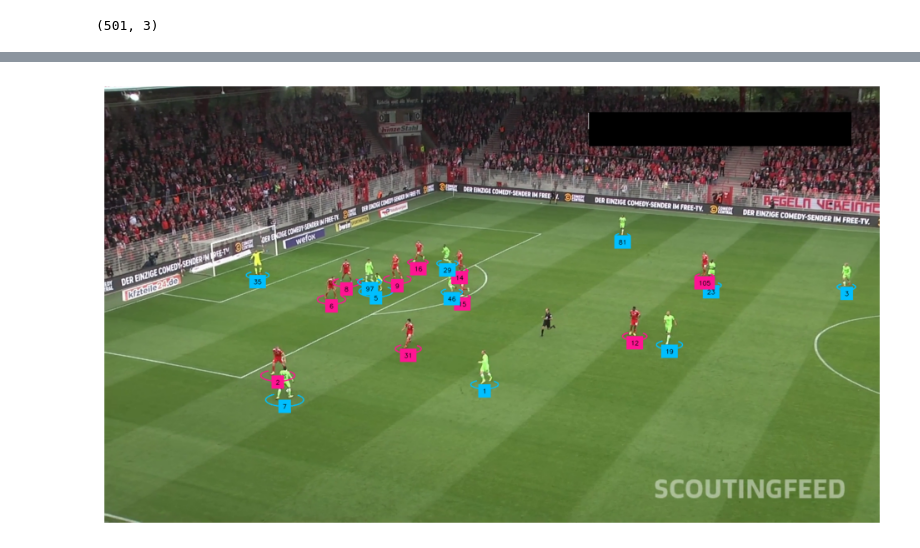
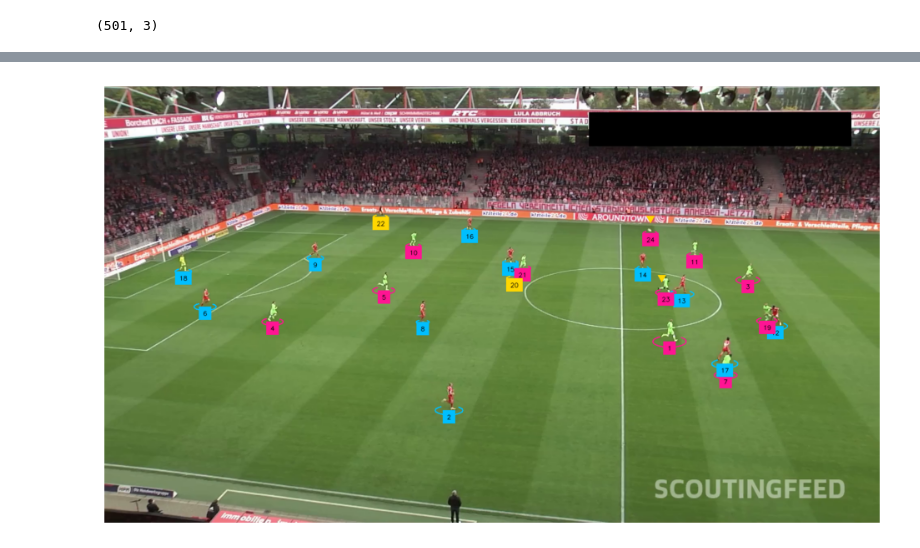
Before and after one commit to DGT-INT/soccer_video_to_data, a Jupyter notebook: 04 Code/soccer_computer_vision.ipynb, the cells around one changed output, grey strips where cells are left out. Cells and saved outputs as stored; diff of their text form; code cells hidden in the pictures.

```diff
--- a/04 Code/soccer_computer_vision.ipynb
+++ b/04 Code/soccer_computer_vision.ipynb
@@ -225,15 +247,15 @@ def resolve_goalkeepers_team_id(players_detections: sv.Detections,
   return np.array(goalkeepers_team_ids)
 # %%
 from tqdm import tqdm
-import supervision as sv
 from sports.common.team import TeamClassifier
 
 
 SOURCE_VIDEO_PATH = f"{DATA_dir}/121364_0.mp4"
-TARGET_VIDEO_PATH = f"{DATA_dir}/121364_0_results_6.mp4"
+#TARGET_VIDEO_PATH = f"{DATA_dir}/121364_0_results_6.mp4"
 BALL_ID = 0
 GOALKEEPER_ID = 1
 PLAYER_ID = 2
+REFEREE_ID = 3
 
 crops = extract_crops(SOURCE_VIDEO_PATH)
 team_classifier = TeamClassifier(device=DEVICE)
@@ -247,61 +269,64 @@ ellipse_annotator = sv.EllipseAnnotator(
 label_annotator = sv.LabelAnnotator(
     color = sv.ColorPalette.from_hex(['#00BFFF', '#FF1493', '#FFD700']),
     text_color=sv.Color.from_hex('#000000'),
     text_position=sv.Position.BOTTOM_CENTER
 )
 triangle_annotator = sv.TriangleAnnotator(
     color=sv.Color.from_hex('#FFD700'),
     base=20, height=17
 )
 
 tracker = sv.ByteTrack()
 tracker.reset()
 
-video_info = sv.VideoInfo.from_video_path(SOURCE_VIDEO_PATH)
-video_sink = sv.VideoSink(TARGET_VIDEO_PATH, video_info=video_info)
+#video_info = sv.VideoInfo.from_video_path(SOURCE_VIDEO_PATH)
+#video_sink = sv.VideoSink(TARGET_VIDEO_PATH, video_info=video_info)
 frame_generator = sv.get_video_frames_generator(SOURCE_VIDEO_PATH)
 frame = next(frame_generator)
 
-with video_sink:
-    for frame in tqdm(frame_generator, total=video_info.total_frames):
+#with video_sink:
+#    for frame in tqdm(frame_generator, total=video_info.total_frames):
 
-        result = PLAYER_DETECTION_MODEL.infer(frame, confidence=0.3)[0]
-        detections = sv.Detections.from_inference(result)
+result = PLAYER_DETECTION_MODEL.infer(frame, confidence=0.3)[0]
+detections = sv.Detections.from_inference(result)
 
-        ball_detections = detections[detections.class_id == BALL_ID]
-        ball_detections.xyxy = sv.pad_boxes(xyxy=ball_detections.xyxy, px=10)
+ball_detections = detections[detections.class_id == BALL_ID]
+ball_detections.xyxy = sv.pad_boxes(xyxy=ball_detections.xyxy, px=10)
 
-        all_detections = detections[detections.class_id != BALL_ID]
-        all_detections = all_detections.with_nms(threshold=0.5, class_agnostic=True)
-        all_detections = tracker.update_with_detections(all_detections)
+all_detections = detections[detections.class_id != BALL_ID]
+all_detections = all_detections.with_nms(threshold=0.5, class_agnostic=True)
+all_detections = tracker.update_with_detections(all_detections)
 
-        players_detections = all_detections[all_detections.class_id == PLAYER_ID]
-        goalkeepers_detections = all_detections[all_detections.class_id == GOALKEEPER_ID]
+players_detections = all_detections[all_detections.class_id == PLAYER_ID]
+goalkeepers_detections = all_detections[all_detections.class_id == GOALKEEPER_ID]
+referees_detections = all_detections[all_detections.class_id == REFEREE_ID]
 
-        players_crops = [sv.crop_image(frame, xyxy) for xyxy in players_detections.xyxy]
-        players_detections.class_id = team_classifier.predict(players_crops)
+players_crops = [sv.crop_image(frame, xyxy) for xyxy in players_detections.xyxy]
+players_detections.class_id = team_classifier.predict(players_crops)
 
-        goalkeepers_detections.class_id = resolve_goalkeepers_team_id(
-            players_detections, goalkeepers_detections
-        )
+goalkeepers_detections.class_id = resolve_goalkeepers_team_id(
+    players_detections, goalkeepers_detections
+  )
 
-        all_detections = sv.Detections.merge([players_detections, goalkeepers_detections])
-        all_detections.class_id = all_detections.class_id.astype(int) # added this to ensure all_detections were integers
+referees_detections.class_id -= 1
+
+all_detections = sv.Detections.merge([players_detections, goalkeepers_detections, referees_detections])
+all_detections.class_id = all_detections.class_id.astype(int) # added this to ensure all_detections were integers
 
 
-        labels = [
-        f"{tracker_id}"
-        for tracker_id
-        in all_detections.tracker_id
-        ]
+labels = [
+    f"{tracker_id}"
+    for tracker_id
+    in all_detections.tracker_id
+    ]
 
-        annotated_frame = frame.copy()
-        annotated_frame = ellipse_annotator.annotate(annotated_frame, all_detections)
-        annotated_frame = triangle_annotator.annotate(annotated_frame, ball_detections)
-        annotated_frame = label_annotator.annotate(annotated_frame, all_detections, labels=labels)
+annotated_frame = frame.copy()
+annotated_frame = ellipse_annotator.annotate(annotated_frame, all_detections)
+annotated_frame = triangle_annotator.annotate(annotated_frame, ball_detections)
+annotated_frame = label_annotator.annotate(annotated_frame, all_detections, labels=labels)
 
-        video_sink.write_frame(annotated_frame)
+        #video_sink.write_frame(annotated_frame)
 
 sv.plot_image(annotated_frame)
 # %% [output]
-[figure, old version]
+[figure, new version]
```
Also changed, not shown: parts of 7 cells of this notebook.
